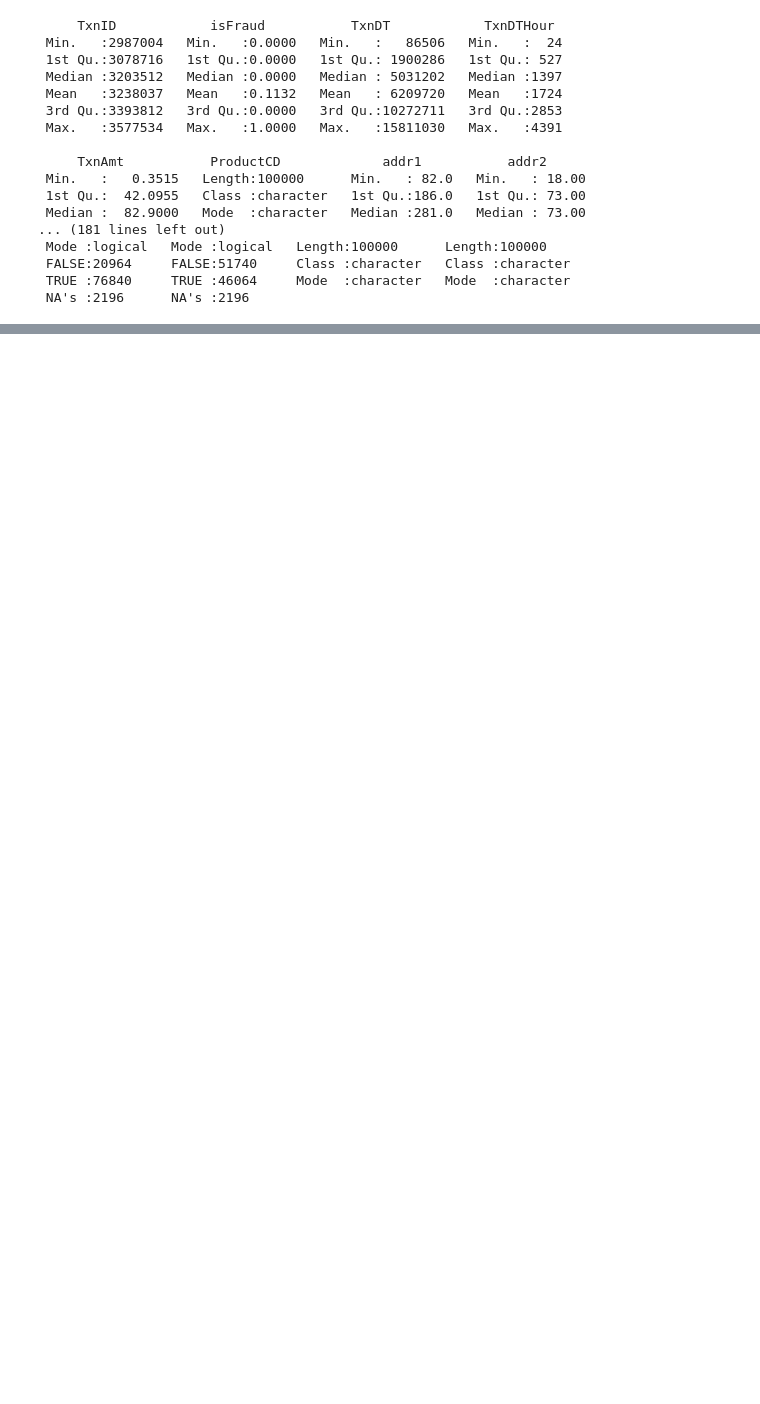
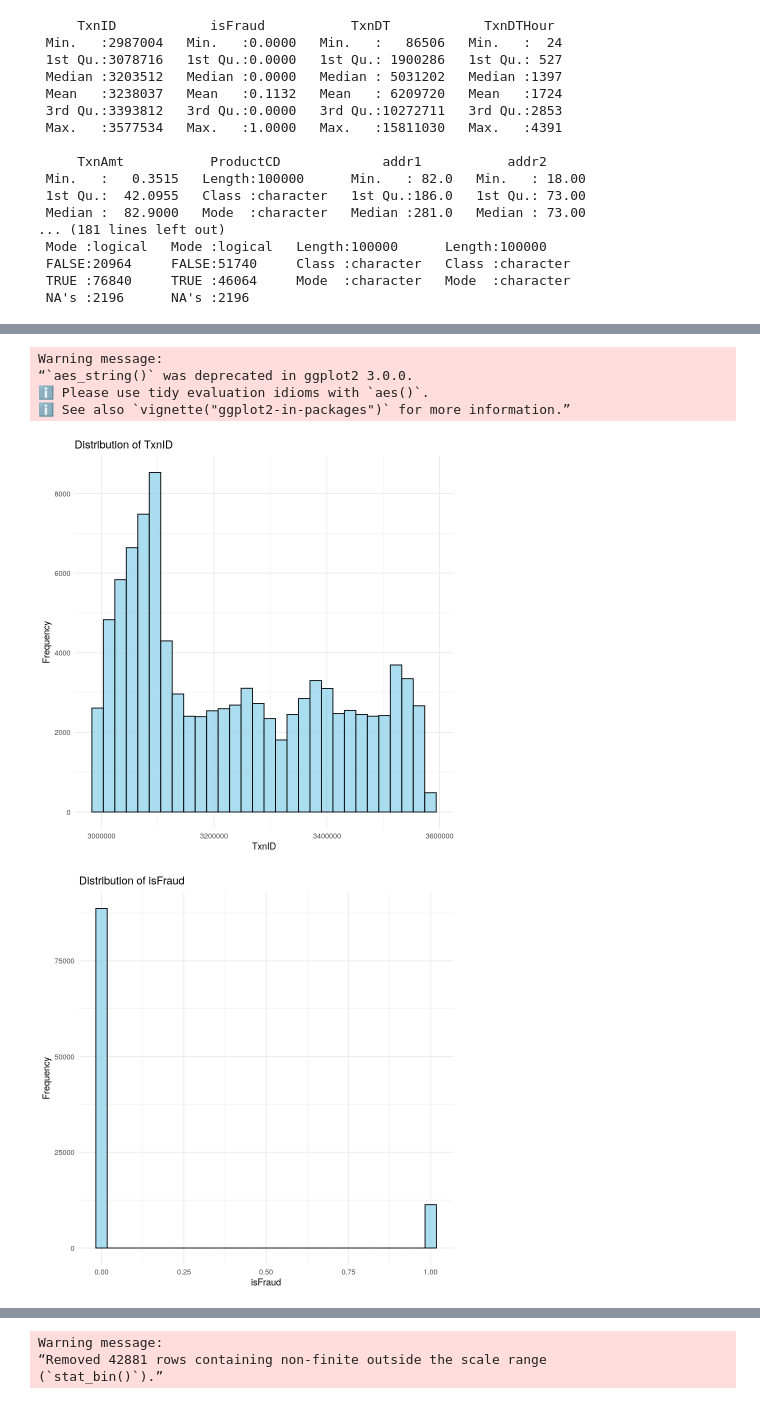
Before and after one commit to ytcctl/peter, a Jupyter notebook: FITE7410/FITE7410_Assgn_1.ipynb, the cells around one changed output, grey strips where cells are left out. Drawn from its saved outputs; the diff is of its cells as text; code cells hidden in the pictures; blank space fills up the shorter version.

```diff
--- a/FITE7410/FITE7410_Assgn_1.ipynb
+++ b/FITE7410/FITE7410_Assgn_1.ipynb
@@ -107,0 +309,20 @@ summary(tidy_data)
+# %%
+# 3.1 Identify Variable Types -----------------------------------------------
+# Separate numeric and categorical variables
+numeric_vars <- data %>% select_if(is.numeric) %>% names()
+categorical_vars <- data %>% select_if(~!is.numeric(.)) %>% names()
+
+cat("Numeric Variables (", length(numeric_vars), "):\n")
+cat(paste(numeric_vars, collapse = ", "), "\n\n")
+
+cat("Categorical Variables (", length(categorical_vars), "):\n")
+cat(paste(categorical_vars, collapse = ", "), "\n\n")
+
+# Summary statistics for numeric variables
+if(length(numeric_vars) > 0) {
+  cat("Summary Statistics for Numeric Variables:\n")
+  summary_stats <- data %>%
+    select(all_of(numeric_vars)) %>%
+    summary()
+  print(summary_stats)
+}
@@ -107,0 +347,28 @@ summary(tidy_data)
+# %%
+# 3.2 Distributions of Numeric Variables ------------------------------------
+if(length(numeric_vars) > 0) {
+  # Create histograms for numeric variables
+  plot_list <- list()
+
+  for(var in numeric_vars[1:min(6, length(numeric_vars))]) {  # Limit to first 6 variables
+    p <- ggplot(data, aes_string(x = var)) +
+      geom_histogram(bins = 30, fill = "skyblue", color = "black", alpha = 0.7) +
+      labs(title = paste("Distribution of", var), x = var, y = "Frequency") +
+      theme_minimal()
+    plot_list[[var]] <- p
+  }
+
+  # Print plots
+  if(length(plot_list) > 0) {
+    for(i in 1:length(plot_list)) {
+      print(plot_list[[i]])
+    }
+  }
+}
+# %% [output]
+Warning message:
+“`aes_string()` was deprecated in ggplot2 3.0.0.
+ℹ Please use tidy evaluation idioms with `aes()`.
+ℹ See also `vignette("ggplot2-in-packages")` for more information.”
+[figure, added]
+[figure, added]
@@ -107,0 +377,3 @@ summary(tidy_data)
+Warning message:
+“Removed 42881 rows containing non-finite outside the scale range
+(`stat_bin()`).”
```
Also changed, not shown: parts of 27 cells of this notebook.
